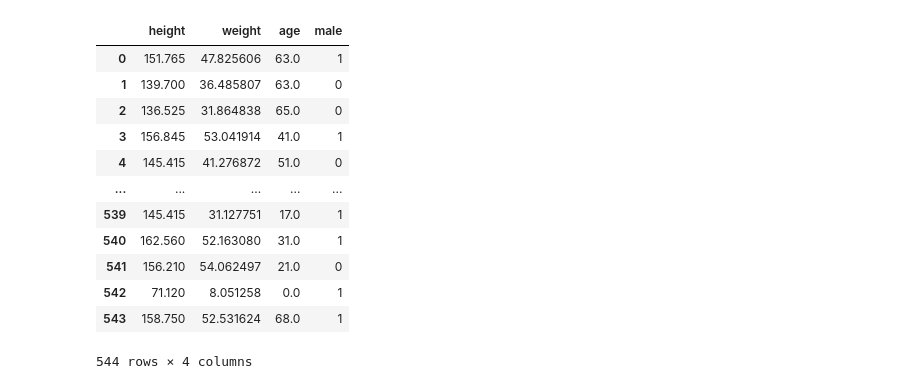
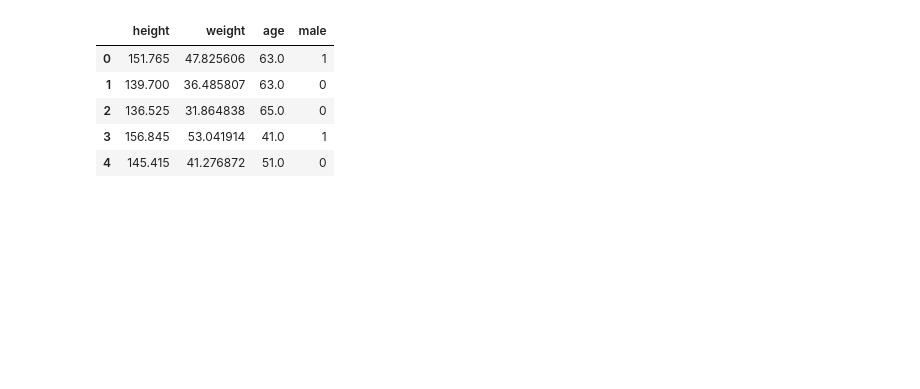
Before and after one commit to kpjmcg/Statistical-Rethinking-2023-Python-Notes, a Jupyter notebook: homework_week_2.ipynb, the cells around one changed output. Cells and saved outputs as stored; diff of their text form; code cells hidden in the pictures; blank space fills up the shorter version.

```diff
--- a/homework_week_2.ipynb
+++ b/homework_week_2.ipynb
@@ -10,20 +10,13 @@ import xarray as xr
 from sklearn.preprocessing import scale
 # %%
 howell = pd.read_csv('./Data/Howell1.csv',sep=';')
-howell
+howell.head()
 # %% [output]
 |  | height | weight | age | male |
 | 0 | 151.765 | 47.825606 | 63.0 | 1 |
 | 1 | 139.700 | 36.485807 | 63.0 | 0 |
 | 2 | 136.525 | 31.864838 | 65.0 | 0 |
 | 3 | 156.845 | 53.041914 | 41.0 | 1 |
 | 4 | 145.415 | 41.276872 | 51.0 | 0 |
-| ... | ... | ... | ... | ... |
-| 539 | 145.415 | 31.127751 | 17.0 | 1 |
-| 540 | 162.560 | 52.163080 | 31.0 | 1 |
-| 541 | 156.210 | 54.062497 | 21.0 | 0 |
-| 542 | 71.120 | 8.051258 | 0.0 | 1 |
-| 543 | 158.750 | 52.531624 | 68.0 | 1 |
-544 rows × 4 columns
 # %%
 howell = howell[howell['age'] <= 13]
```
Also changed, not shown: parts of 17 cells of this notebook.
